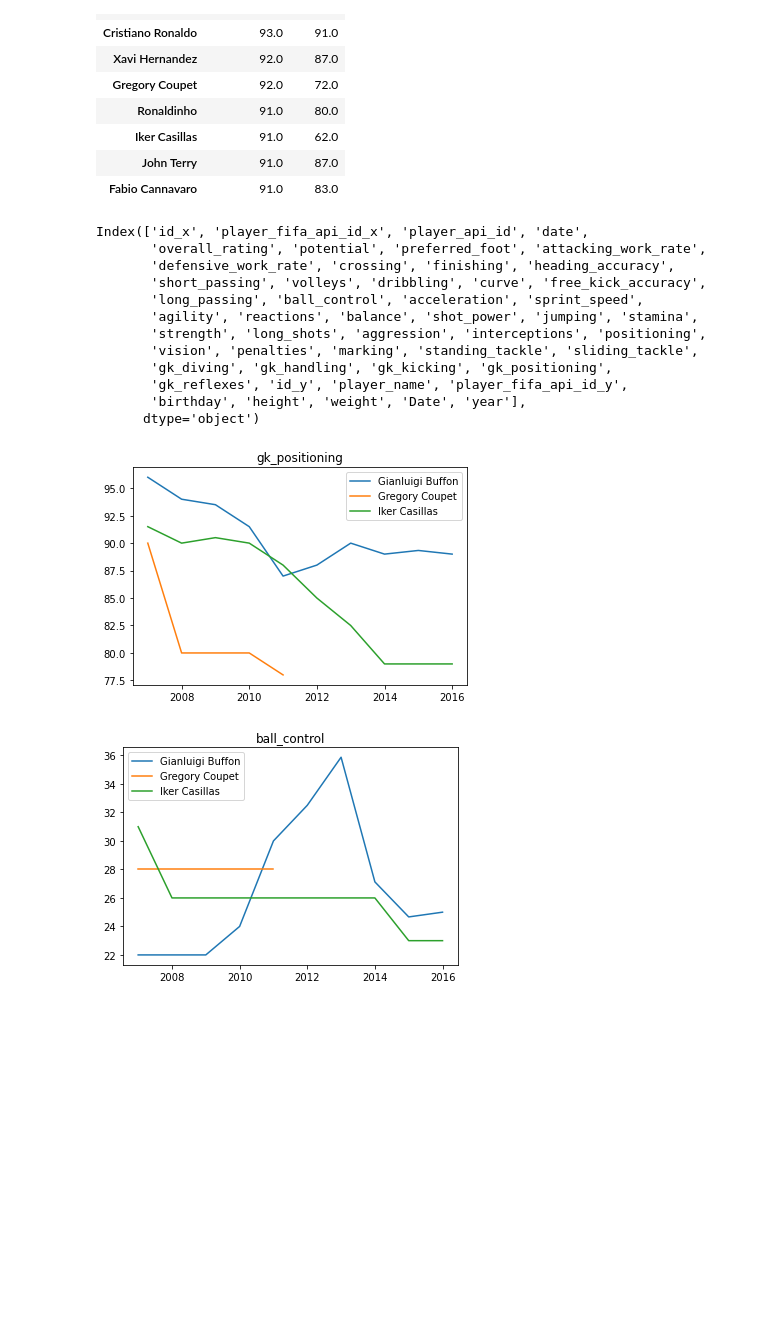
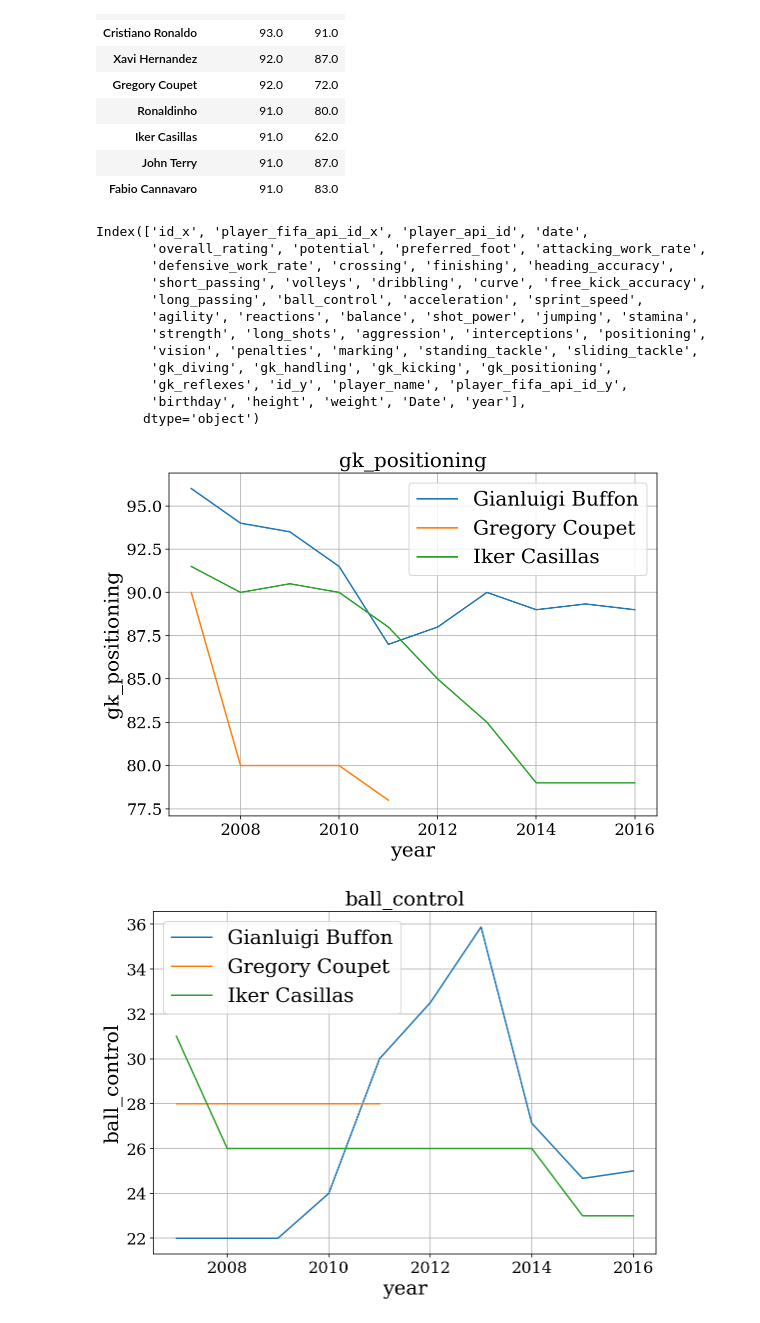
Before and after one commit to mamerchandmedi/Field_positions_classification, a Jupyter notebook: SQL_ADV.ipynb, the cells around one changed output. Saved outputs shown, nothing was run; the diff lists cells and outputs as text; code cells hidden in the pictures; blank space fills up the shorter version.

```diff
--- a/SQL_ADV.ipynb
+++ b/SQL_ADV.ipynb
@@ -8,6 +6,13 @@ import pandas as pd # data processing, CSV file I/O (e.g. pd.read_csv)
 import sqlite3
 import matplotlib.pyplot as plt
 import seaborn as sns
+
+%config InlineBackend.figure_format = 'retina'
+plt.rc('text', usetex=True)
+plt.rc('font', family='serif')
+plt.rcParams["figure.figsize"] = (8, 6)  #set default figure size
+thick_size=16
+label_size=20
 
 
 ###EXPLANATION ABOUT BETTING COLUMNS AT      https://www.football-data.co.uk/notes.txt
@@ -182,35 +190,41 @@ print(df.columns)
 
 def plot_fun1(my_player_list,ability):
     for playerstr in my_player_list:
         dfout=df[df.player_name==playerstr]
         dfout=dfout.groupby("year").mean()
         plt.plot(dfout.index,dfout[ability],label=playerstr)
-        plt.legend()
-        plt.title(ability)
+        plt.xlabel("year",size=label_size)
+        plt.ylabel(ability,size=label_size)
+        plt.xticks(fontsize=thick_size)
+        plt.yticks(fontsize=thick_size)
+        plt.legend(loc="best",prop={'size': label_size})
+        plt.title(ability,size=20)
+        plt.grid(True)
+        plt.tight_layout()
+        #plt.savefig('LISA_SCANS_1/geometrical_2.pdf', dpi=300)
     plt.show()
 
 my_player_list=["Gianluigi Buffon","Gregory Coupet","Iker Casillas"]
-#my_player_list=["Lionel Messi","Cristiano Ronaldo","Ronaldinho"]
 ability="gk_positioning"
 plot_fun1(my_player_list,ability)
 
 ability="ball_control"
 plot_fun1(my_player_list,ability)
 
 ability="short_passing"
 plot_fun1(my_player_list,ability)
 # %% [output]
 Index(['id_x', 'player_fifa_api_id_x', 'player_api_id', 'date',
        'overall_rating', 'potential', 'preferred_foot', 'attacking_work_rate',
        'defensive_work_rate', 'crossing', 'finishing', 'heading_accuracy',
        'short_passing', 'volleys', 'dribbling', 'curve', 'free_kick_accuracy',
        'long_passing', 'ball_control', 'acceleration', 'sprint_speed',
        'agility', 'reactions', 'balance', 'shot_power', 'jumping', 'stamina',
        'strength', 'long_shots', 'aggression', 'interceptions', 'positioning',
        'vision', 'penalties', 'marking', 'standing_tackle', 'sliding_tackle',
        'gk_diving', 'gk_handling', 'gk_kicking', 'gk_positioning',
        'gk_reflexes', 'id_y', 'player_name', 'player_fifa_api_id_y',
        'birthday', 'height', 'weight', 'Date', 'year'],
       dtype='object')
-[figure, old version]
+[figure, new version]
-[figure, old version]
+[figure, new version]
```
Also changed, not shown: parts of 42 cells of this notebook.
